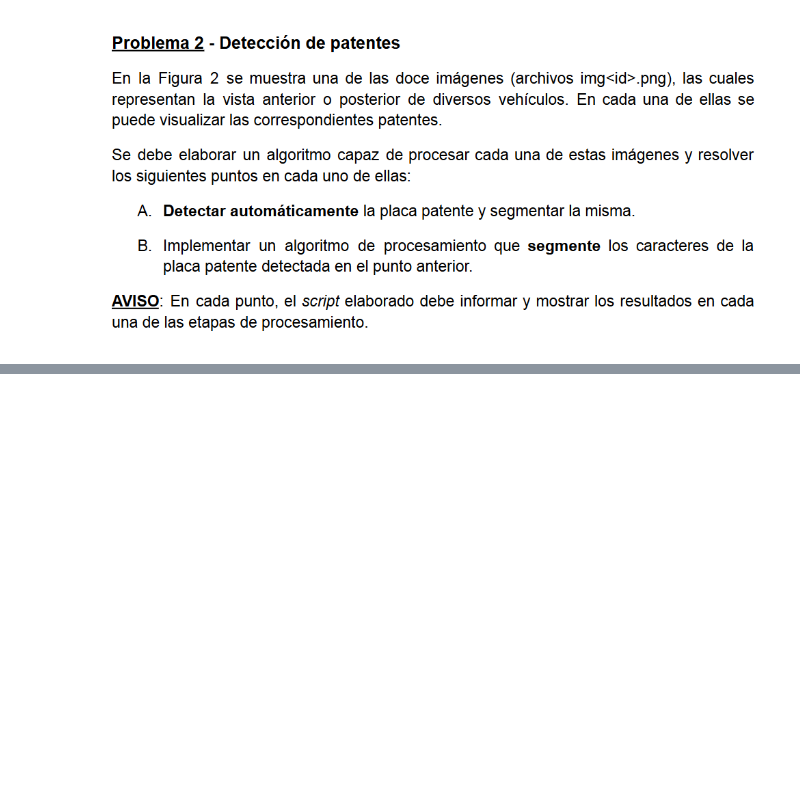
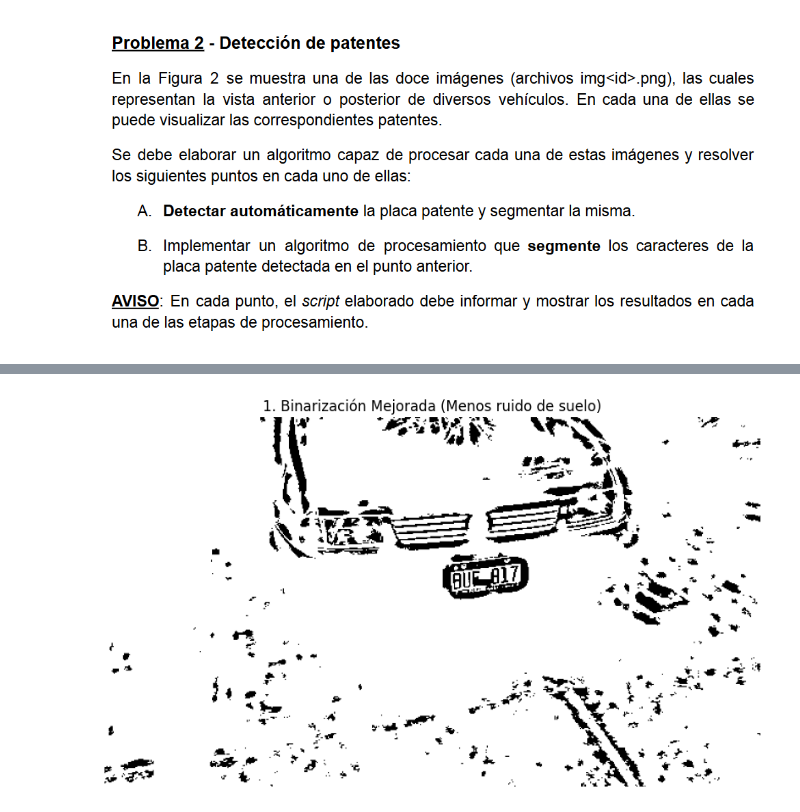
Before and after one commit to maxiromano/tp2_pdi_Molina_Romano, a Jupyter notebook: parte2.ipynb, the cells around one changed output, grey strips where cells are left out. Saved outputs shown, nothing was run; the diff lists cells and outputs as text; code cells hidden in the pictures; blank space fills up the shorter version.

```diff
--- a/parte2.ipynb
+++ b/parte2.ipynb
@@ -2,0 +100,82 @@
+# %%
+def detectar_patente_mejorado(ruta_imagen):
+    img = cv2.imread(ruta_imagen)
+    gray = cv2.cvtColor(img, cv2.COLOR_BGR2GRAY)
+    h_img, w_img = gray.shape
+
+    kernel_hat = cv2.getStructuringElement(cv2.MORPH_RECT, (13, 5))
+    blackhat = cv2.morphologyEx(gray, cv2.MORPH_BLACKHAT, kernel_hat)
+
+    blur = cv2.bilateralFilter(blackhat, 11, 17, 17)
+
+    thresh = cv2.adaptiveThreshold(blur, 255,
+                                   cv2.ADAPTIVE_THRESH_MEAN_C,
+                                   cv2.THRESH_BINARY, 19, 9)
+
+    mostrar("1. Binarización Mejorada (Menos ruido de suelo)", thresh)
+
+    # Filtrar componentes conectadas
+    contours, _ = cv2.findContours(thresh, cv2.RETR_EXTERNAL, cv2.CHAIN_APPROX_SIMPLE)
+    mask_caracteres = np.zeros_like(gray)
+
+    candidatos = 0
+    for cnt in contours:
+        x, y, w, h = cv2.boundingRect(cnt)
+        aspect_ratio = float(h) / w
+        area = w * h
+
+        keep_aspect = 1.0 < aspect_ratio < 5.0
+        hull = cv2.convexHull(cnt)
+        hull_area = cv2.contourArea(hull)
+        solidity = float(area) / hull_area if hull_area > 0 else 0
+
+        keep_size = (h_img * 0.02) < h < (h_img * 0.15) and area > 60
+
+        if keep_aspect and keep_size and solidity > 0.35:
+            cv2.drawContours(mask_caracteres, [cnt], -1, (255), thickness=cv2.FILLED)
+            candidatos += 1
+
+    mostrar(f"Máscara Candidatos ({candidatos})", mask_caracteres)
+
+    #agrupacion
+    kernel_fusion = cv2.getStructuringElement(cv2.MORPH_RECT, (20, 3)) # Un poco más pequeño
+    mask_agrupada = cv2.morphologyEx(mask_caracteres, cv2.MORPH_CLOSE, kernel_fusion)
+    mask_agrupada = cv2.dilate(mask_agrupada, kernel_fusion, iterations=1)
+
+    mostrar("Agrupado", mask_agrupada)
+
+    contours_bloques, _ = cv2.findContours(mask_agrupada, cv2.RETR_EXTERNAL, cv2.CHAIN_APPROX_SIMPLE)
+
+    mejor_rect = None
+    max_score = 0
+
+    for cnt in contours_bloques:
+        x, y, w, h = cv2.boundingRect(cnt)
+        aspect_ratio = float(w) / h
+        area = w * h
+
+        if 1.0 < aspect_ratio < 3.0 and area > 800:
+            if area > max_score:
+                max_score = area
+                mejor_rect = (x, y, w, h)
+
+    if mejor_rect:
+        px, py, pw, ph = mejor_rect
+        pad = 5
+        px = max(0, px - pad)
+        py = max(0, py - pad)
+        pw = min(w_img - px, pw + 2*pad)
+        ph = min(h_img - py, ph + 2*pad)
+
+        roi_patente = img[py:py+ph, px:px+pw]
+        mostrar("Patente Detectada", roi_patente)
+
+        img_final = img.copy()
+        cv2.rectangle(img_final, (px, py), (px+pw, py+ph), (0, 255, 0), 3)
+        mostrar("Resultado Final", img_final)
+    else:
+        print("No se encontró ninguna patente candidata.")
+
+detectar_patente_mejorado('img/img01.png')
+# %% [output]
+[figure, added]
```
Also changed, not shown: parts of 6 cells of this notebook, 2 other files.
